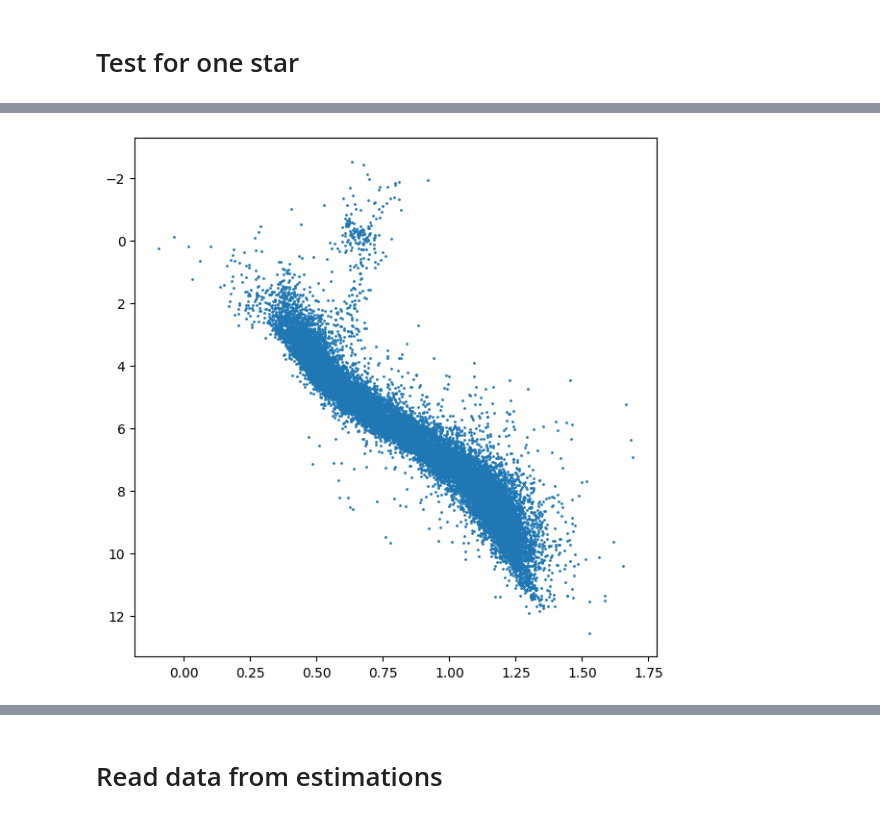
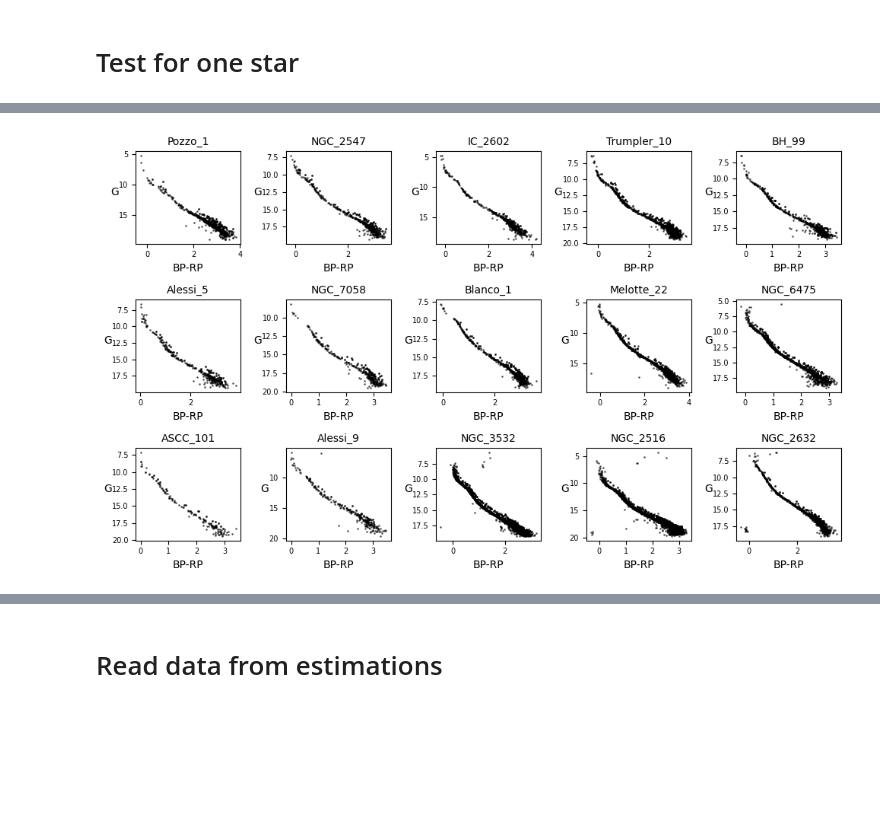
Before and after one commit to stevenalfonso/SBIforBinaryStars, a Jupyter notebook: sbi_for_binaries.ipynb, the cells around one changed output, grey strips where cells are left out. Cells and saved outputs as stored; diff of their text form; code cells hidden in the pictures; blank space fills up the shorter version.

```diff
--- a/sbi_for_binaries.ipynb
+++ b/sbi_for_binaries.ipynb
@@ -321,6 +347,7 @@ x[:,0].min(), x[:,0].max()
 # %%
-g_mag = x.numpy()[:,0]# - 5* np.log10(x.numpy()[:,3]) + 5
-color_mag = x.numpy()[:,1] - x.numpy()[:,2]
+# b_mag, r_mag, g_mag
+g_mag = x.numpy()[:,2]# - 5* np.log10(x.numpy()[:,3]) + 5
+color_mag = x.numpy()[:,0] - x.numpy()[:,1]
 
 #g_mag = x.numpy()[:,2] - 5* np.log10(1000/x.numpy()[:,0]) + 5
 #color_mag = x.numpy()[:,1] - x.numpy()[:,3]
@@ -329,7 +356,7 @@ fig, ax = plt.subplots(figsize=(5,5))
 fig.suptitle('simulated data')
 ax.hist2d(color_mag, g_mag, bins=50, density=False, cmin=2)
 ax.set_xlabel('BP - RP')
-ax.set_ylabel('Absolute G Magnitude')
+ax.set_ylabel('G')
 ax.invert_yaxis()
 fig.tight_layout()
 # %% [output]
@@ -411,8 +402,20 @@ plt.show()
-# %%
-fig, ax = plt.subplots(figsize=(7,7))
-#ax.scatter(data['Gmag'] - data['RPmag'], data['g_abs'], s=1, c='k', alpha=0.1)
-ax.scatter(data_binary['Gmag'] - data_binary['RPmag'], data_binary['g_abs'], s=1, alpha=1)
-#ax.set_xlim(-0.5,3)
-ax.invert_yaxis()
-# %% [output]
-[figure, removed]
+# %%
+list_clusters = ['Pozzo_1','NGC_2547','IC_2602','Trumpler_10','BH_99','Alessi_5','NGC_7058','Blanco_1',\
+                 'Melotte_22','NGC_6475','ASCC_101','Alessi_9','NGC_3532','NGC_2516','NGC_2632']
+
+fig, axes = plt.subplots(3,5, figsize=(10,6))
+
+for cluster,ax in zip(list_clusters, axes.flat):
+    df = pd.read_csv('./data/final_data/{}.csv'.format(cluster))
+
+    ax.set_title(cluster, fontsize=10)
+    ax.scatter(df['bp_rp'], df['phot_g_mean_mag'], s=1, marker='o', c='k', alpha=0.5)
+    ax.invert_yaxis()
+    ax.set_xlabel('BP-RP')
+    ax.set_ylabel('G', rotation=0)
+    ax.tick_params(axis='both', which='major', labelsize=7)
+
+fig.tight_layout()
+plt.show()
+# %% [output]
+[figure, added]
```
Also changed, not shown: parts of 20 cells of this notebook, 23 other files.
